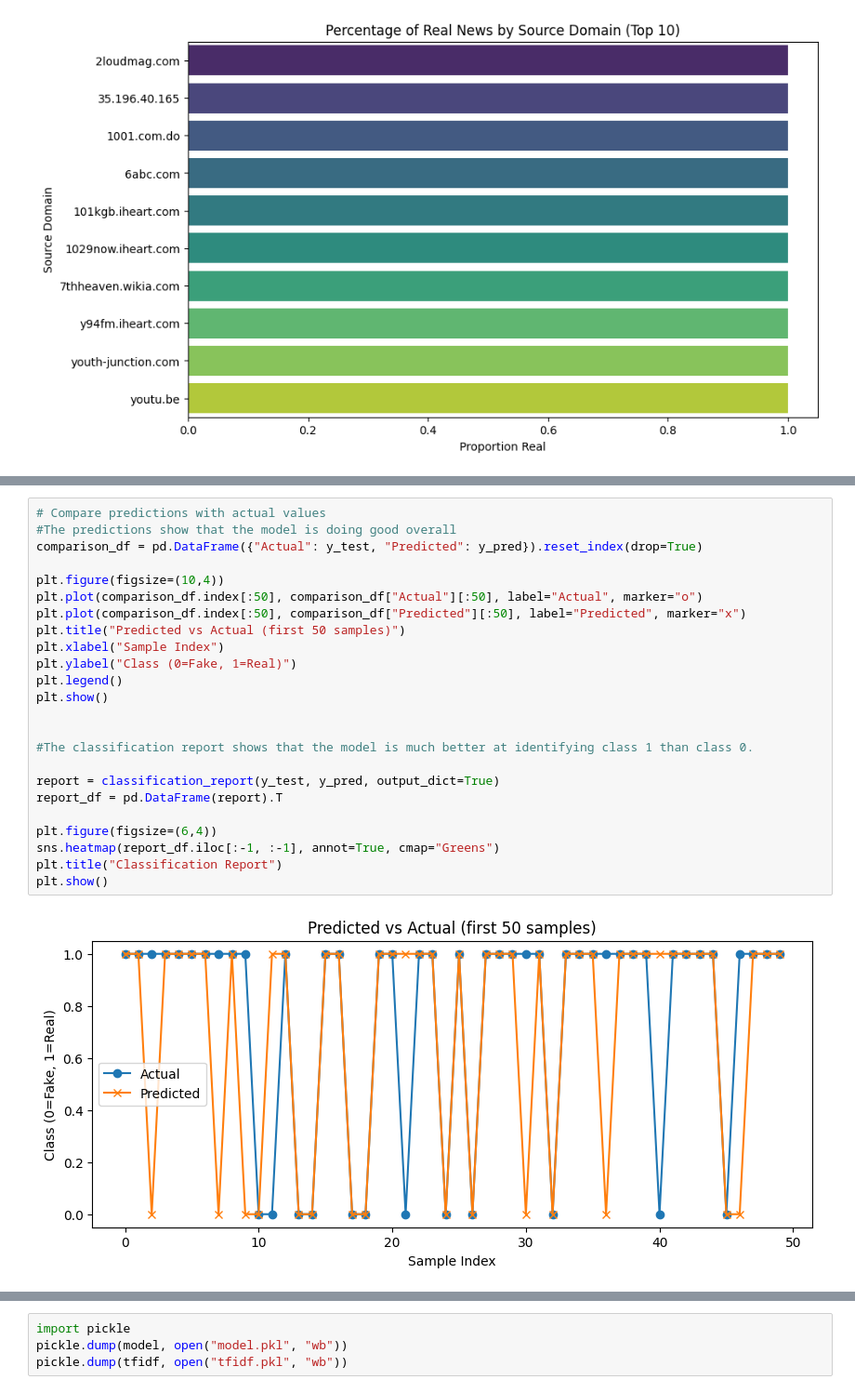
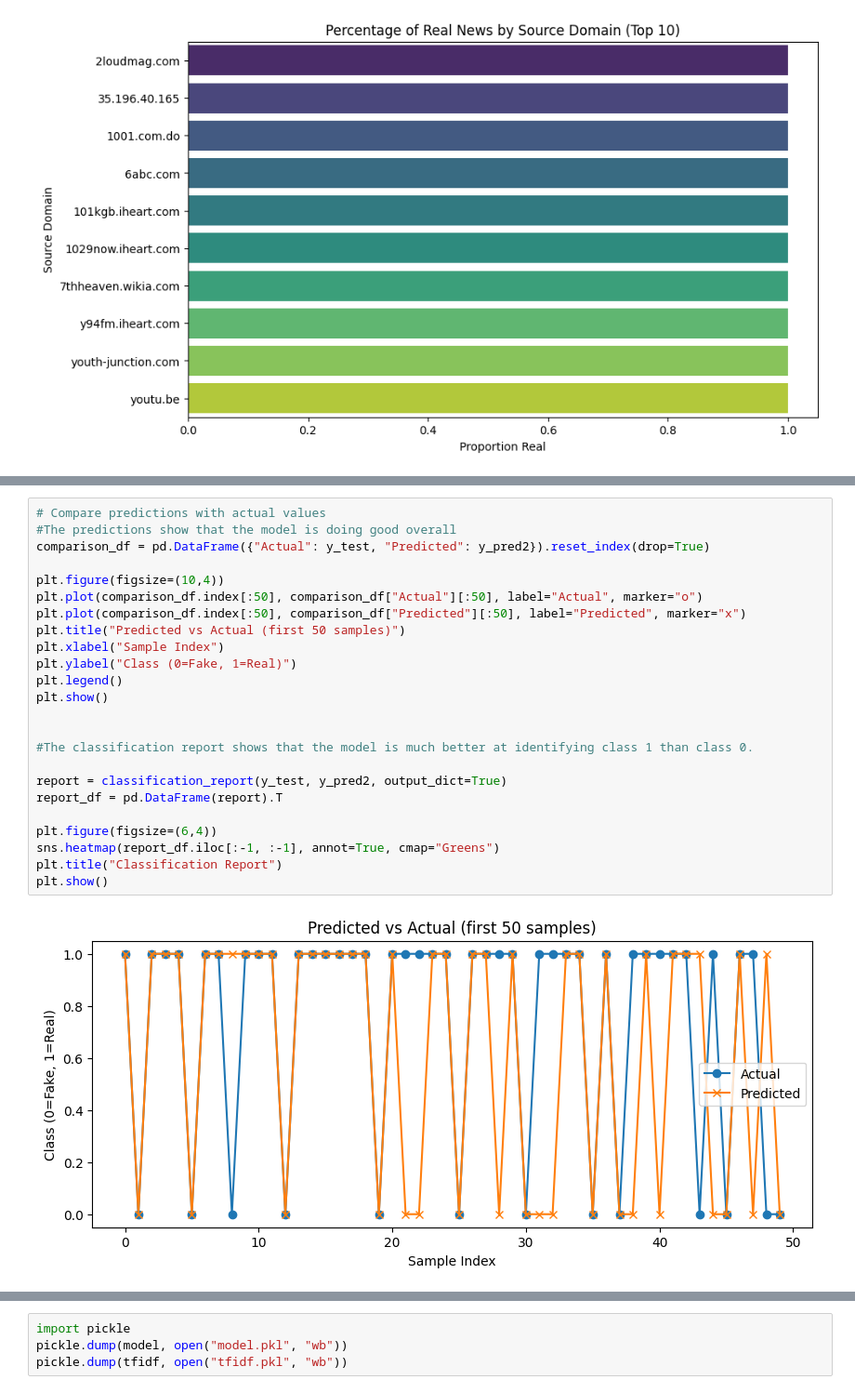
Before and after one commit to Amaka25/Fake-News-Detection-Analysis, a Jupyter notebook: notebooks/analysis.ipynb, the cells around one changed output, grey strips where cells are left out. Shown at 93% size. Drawn from its saved outputs; the diff is of its cells as text.

```diff
--- a/notebooks/analysis.ipynb
+++ b/notebooks/analysis.ipynb
@@ -391,26 +504,26 @@ plt.show()
 # %%
 # Compare predictions with actual values
 #The predictions show that the model is doing good overall
-comparison_df = pd.DataFrame({"Actual": y_test, "Predicted": y_pred}).reset_index(drop=True)
+comparison_df = pd.DataFrame({"Actual": y_test, "Predicted": y_pred2}).reset_index(drop=True)
 
 plt.figure(figsize=(10,4))
 plt.plot(comparison_df.index[:50], comparison_df["Actual"][:50], label="Actual", marker="o")
 plt.plot(comparison_df.index[:50], comparison_df["Predicted"][:50], label="Predicted", marker="x")
 plt.title("Predicted vs Actual (first 50 samples)")
 plt.xlabel("Sample Index")
 plt.ylabel("Class (0=Fake, 1=Real)")
 plt.legend()
 plt.show()
 
 
 #The classification report shows that the model is much better at identifying class 1 than class 0.
 
-report = classification_report(y_test, y_pred, output_dict=True)
+report = classification_report(y_test, y_pred2, output_dict=True)
 report_df = pd.DataFrame(report).T
 
 plt.figure(figsize=(6,4))
 sns.heatmap(report_df.iloc[:-1, :-1], annot=True, cmap="Greens")
 plt.title("Classification Report")
 plt.show()
 # %% [output]
-[figure, old version]
+[figure, new version]
```
Also changed, not shown: parts of 8 cells of this notebook, 2 other files.
